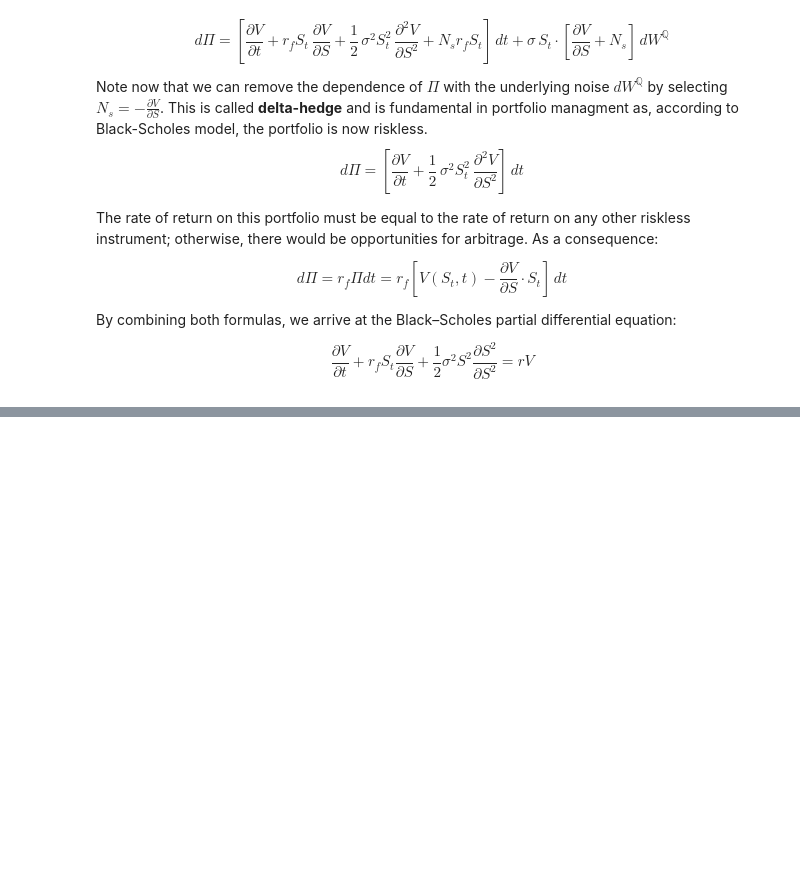
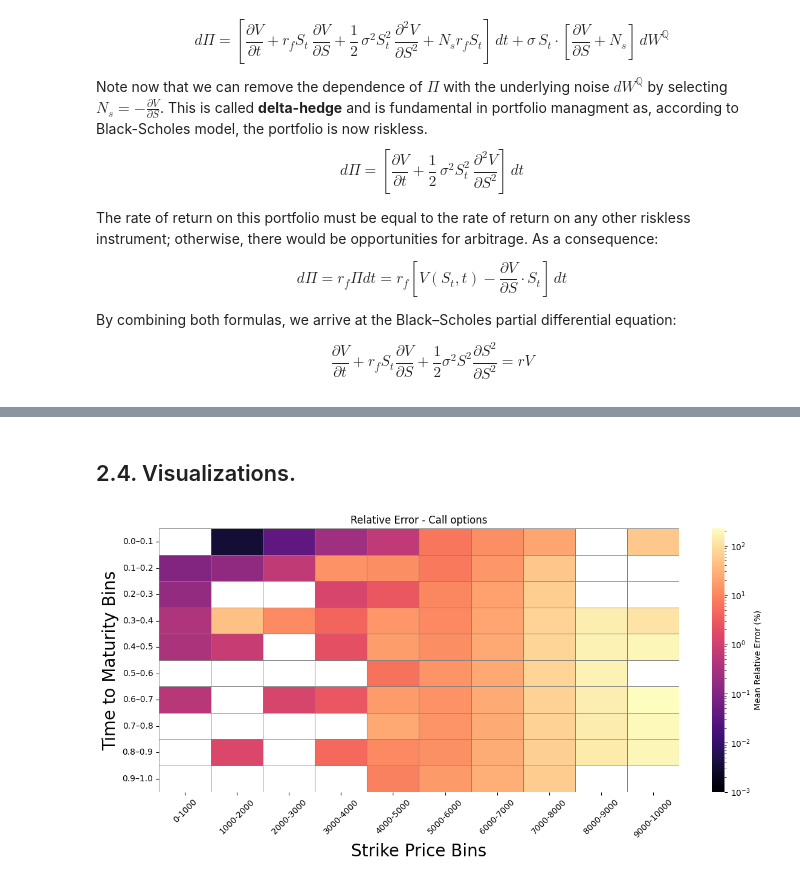
Before and after one commit to JuanCastillo29/Beyond-Black-Scholes-the-Heston-Model, a Jupyter notebook: notebook/02 Black-Scholes baseline.ipynb, the cells around one changed output, grey strips where cells are left out. Saved outputs shown, nothing was run; the diff lists cells and outputs as text; code cells hidden in the pictures; blank space fills up the shorter version.

```diff
--- a/notebook/02 Black-Scholes baseline.ipynb
+++ b/notebook/02 Black-Scholes baseline.ipynb
@@ -166,0 +173,17 @@ import Black_scholes
+# %%
+BS_df = options_df[['T', 'strike', 'Underlying_price', 'risk_free_rate', 'impliedVolatility', 'Type', 'mid']].copy()
+BS_df['Prices'] = BS_df.apply(
+    lambda row: Black_scholes.Black_Scholes_pricing(
+        row['T'] + 1e-8,  #avoid divison by 0
+        row['strike'],
+        row['Underlying_price'],
+        row['risk_free_rate'],
+        row['impliedVolatility'],
+        row['Type']
+    ),
+    axis=1
+)
+
+BS_df['Error'] = np.abs(BS_df['Prices'] - BS_df['mid'])
+BS_df['Rel_error'] = BS_df['Error']/BS_df['mid'] * 100
+BS_df.head()
@@ -166,0 +256,51 @@ import Black_scholes
+# %% [markdown]
+## 2.4. Visualizations.
+# %%
+strike_bins = np.arange(0, 11000, 1000)
+T_bins = np.linspace(0, 1.0, 11)
+
+BS_df_call = BS_df[BS_df['Type'] == 'call'].copy()
+
+BS_df_call['strike_bin'] = pd.cut(BS_df_call['strike'], bins=strike_bins)
+BS_df_call['T_bin'] = pd.cut(BS_df_call['T'], bins=T_bins)
+
+
+error_pivot = BS_df_call.pivot_table(
+    index='T_bin',
+    columns='strike_bin',
+    values='Rel_error',
+    aggfunc='mean',
+    observed=False
+)
+
+
+error_pivot_safe = error_pivot.replace(0.0001, np.nan)
+
+plt.figure(figsize=(12, 6))
+sns.heatmap(
+    error_pivot_safe,
+    cmap='magma',
+    norm=LogNorm(vmin=1e-3, vmax=np.nanmax(error_pivot_safe.values)),
+    cbar_kws={'label': 'Mean Relative Error (%)'},
+    linewidths=0.5,
+    linecolor='gray'
+)
+
+plt.xticks(
+    ticks=np.arange(len(error_pivot_safe.columns)) + 0.5,
+    labels=[f'{int(i.left)}-{int(i.right)}' for i in error_pivot_safe.columns],
+    rotation=45
+)
+
+plt.yticks(
+    ticks=np.arange(len(error_pivot_safe.index)) + 0.5,
+    labels=[f'{round(i.left, 2)}–{round(i.right, 2)}' for i in error_pivot_safe.index]
+)
+
+plt.title("Relative Error - Call options")
+plt.xlabel("Strike Price Bins", fontsize = 20)
+plt.ylabel("Time to Maturity Bins", fontsize = 20)
+plt.tight_layout()
+plt.show()
+# %% [output]
+[figure, added]
```
Also changed, not shown: parts of 12 cells of this notebook, 1 other file.
